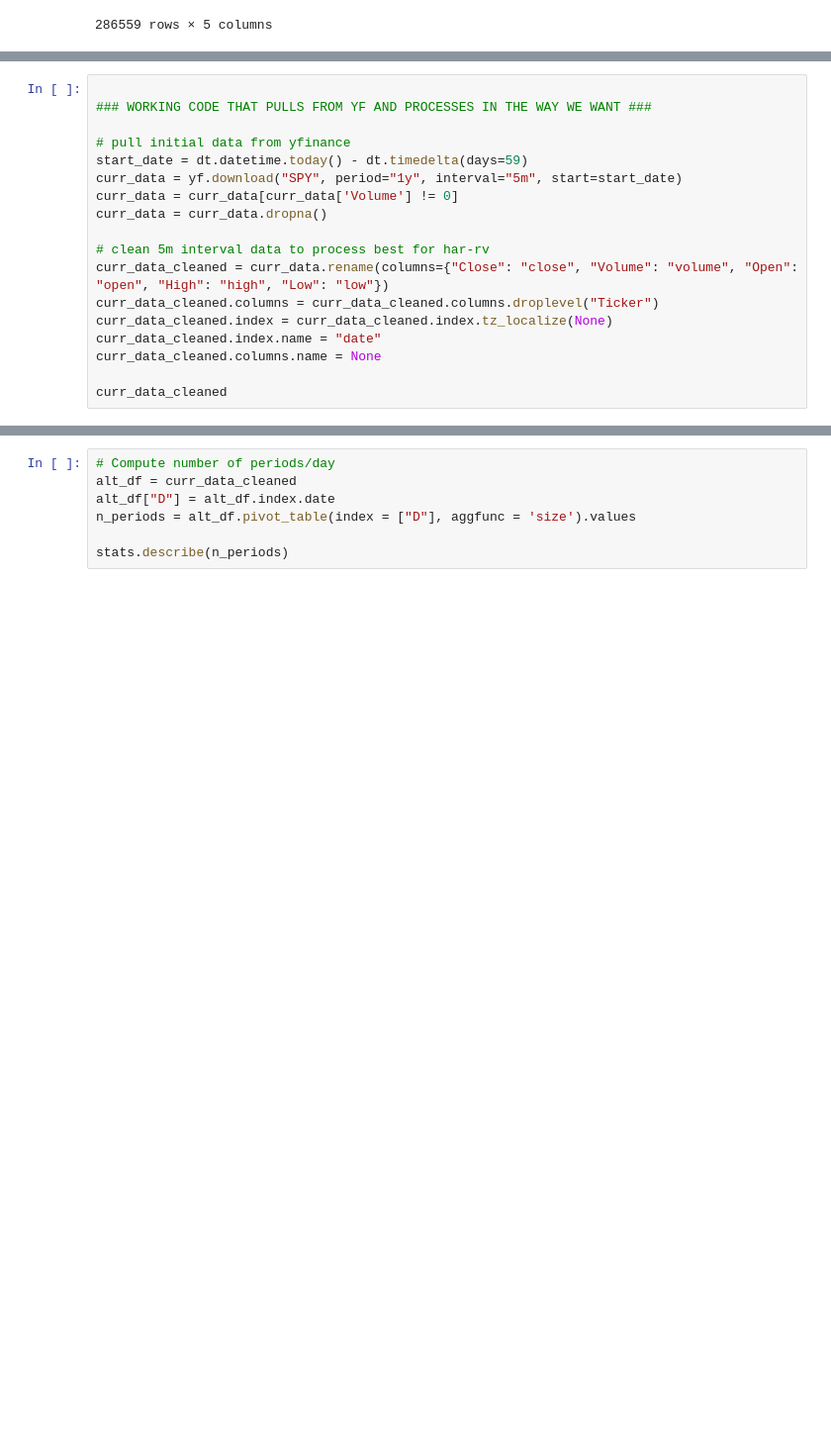
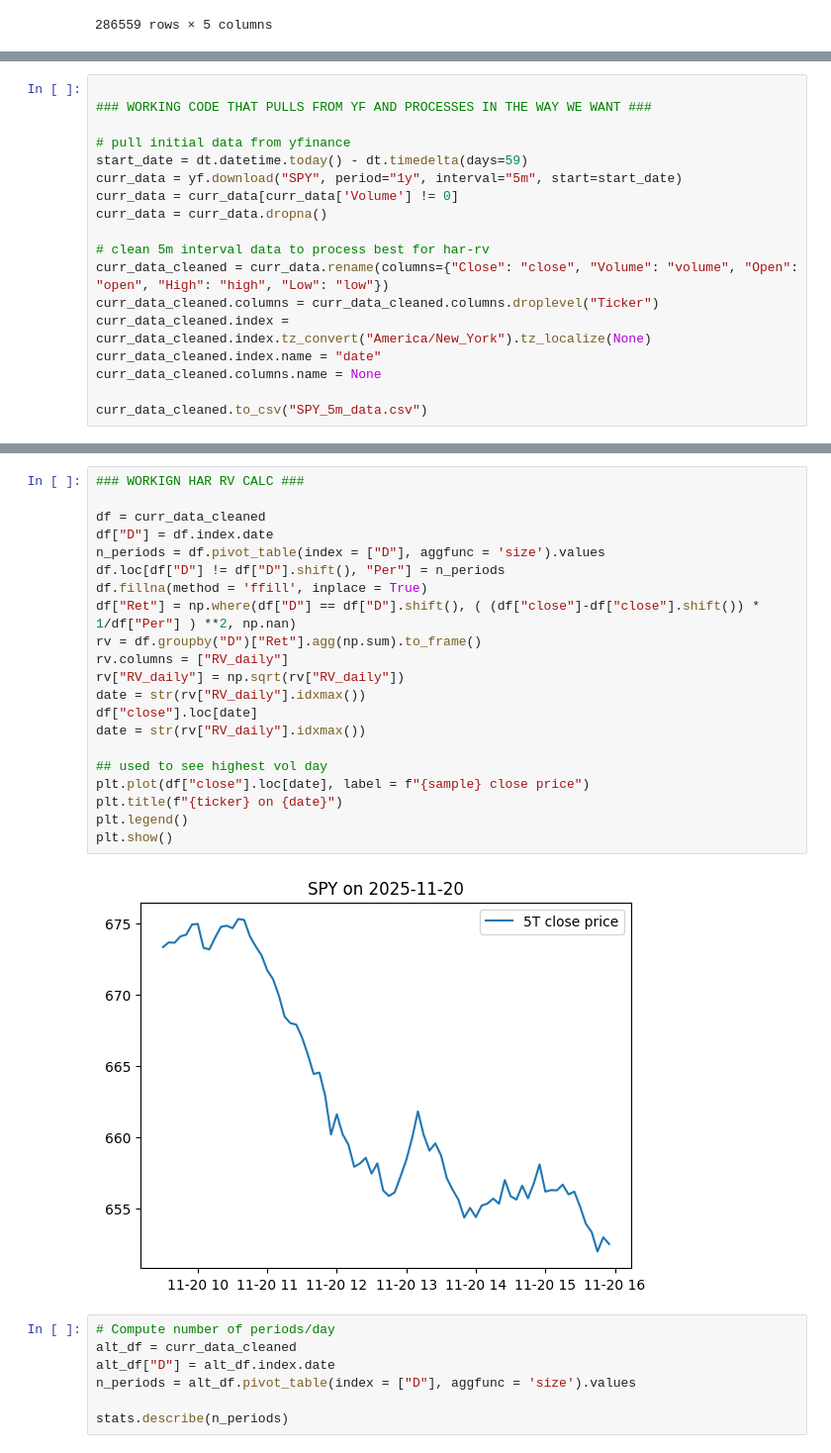
Before and after one commit to hpml-fall2025/hpml-project, a Jupyter notebook: HAR-RV_forecast.ipynb, the cells around one changed output, grey strips where cells are left out. Shown: that part at 99% size. Saved outputs shown, nothing was run; the diff lists cells and outputs as text; blank space fills up the shorter version.

```diff
--- a/HAR-RV_forecast.ipynb
+++ b/HAR-RV_forecast.ipynb
@@ -135,10 +135,10 @@ curr_data = curr_data.dropna()
 # clean 5m interval data to process best for har-rv
 curr_data_cleaned = curr_data.rename(columns={"Close": "close", "Volume": "volume", "Open": "open", "High": "high", "Low": "low"})
 curr_data_cleaned.columns = curr_data_cleaned.columns.droplevel("Ticker")
-curr_data_cleaned.index = curr_data_cleaned.index.tz_localize(None)
+curr_data_cleaned.index = curr_data_cleaned.index.tz_convert("America/New_York").tz_localize(None)
 curr_data_cleaned.index.name = "date"
 curr_data_cleaned.columns.name = None
 
-curr_data_cleaned
+curr_data_cleaned.to_csv("SPY_5m_data.csv")
 # %% [output]
 [*********************100%***********************]  1 of 1 completed
@@ -159,3 +145,26 @@ curr_data_cleaned
+# %%
+### WORKIGN HAR RV CALC ###
+
+df = curr_data_cleaned
+df["D"] = df.index.date
+n_periods = df.pivot_table(index = ["D"], aggfunc = 'size').values
+df.loc[df["D"] != df["D"].shift(), "Per"] = n_periods
+df.fillna(method = 'ffill', inplace = True)
+df["Ret"] = np.where(df["D"] == df["D"].shift(), ( (df["close"]-df["close"].shift()) * 1/df["Per"] ) **2, np.nan)
+rv = df.groupby("D")["Ret"].agg(np.sum).to_frame()
+rv.columns = ["RV_daily"]
+rv["RV_daily"] = np.sqrt(rv["RV_daily"])
+date = str(rv["RV_daily"].idxmax())
+df["close"].loc[date]
+date = str(rv["RV_daily"].idxmax())
+
+## used to see highest vol day
+plt.plot(df["close"].loc[date], label = f"{sample} close price")
+plt.title(f"{ticker} on {date}")
+plt.legend()
+plt.show()
+# %% [output]
+[figure, added]
 # %%
 # Compute number of periods/day
 alt_df = curr_data_cleaned
```
Also changed, not shown: parts of 4 cells of this notebook, 1 other file.
